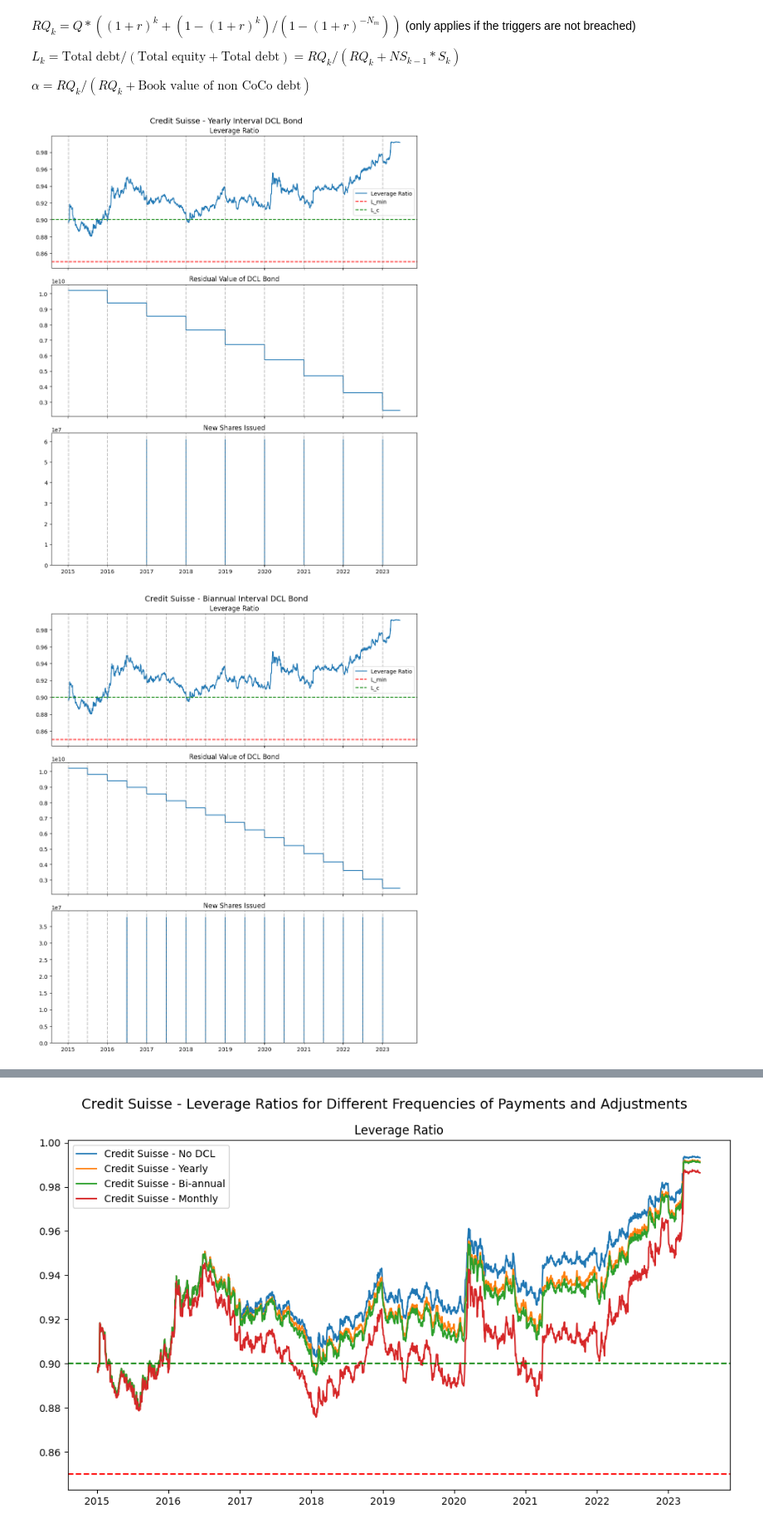
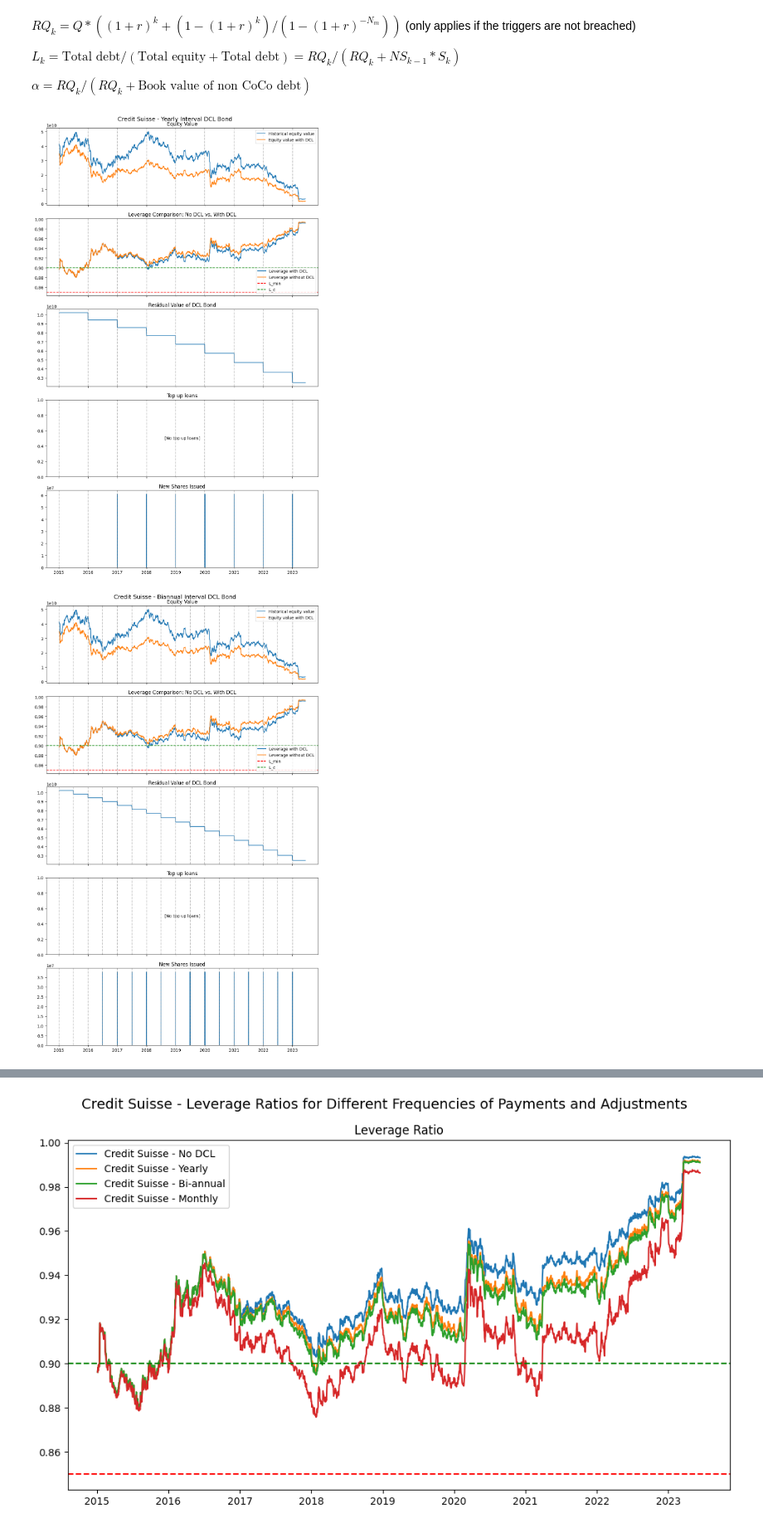
Before and after one commit to steinarb1234/DCL_coco_bond, a Jupyter notebook: main.ipynb, the cells around one changed output, grey strips where cells are left out. Shown at 83% size. Cells and saved outputs as stored; diff of their text form; code cells hidden in the pictures.

```diff
--- a/main.ipynb
+++ b/main.ipynb
@@ -407,26 +403,34 @@ $L_k = \text{Total debt} / (\text{Total equity} + \text{Total debt}) = RQ_k / (R
 
 $\alpha = RQ_k / (RQ_k + \text{Book value of non CoCo debt})$
 # %%
-# ================================================================
-#                        Plot the results
-# ================================================================
+# ------------------------ Plot the results -------------------------
 
 def plot_results(no_dcl_bond: DCL_Bond, dcl_bond: DCL_Bond, title: str) -> None:
     """
     Plot the results.
     """
 
-    fig, ax = plt.subplots(3, 1, sharex=True, figsize=(10,12))
+    fig, ax = plt.subplots(5, 1, sharex=True, figsize=(10,16))
     fig.suptitle(title, fontsize=14)
     i = 0
 
-    # ------------------------------------------------------------------
-    # 1) Stock price
-    # ------------------------------------------------------------------
-    # ax[0].plot(df.index, df['Close'], label='Close')
+    # # ------------------------------------------------------------------
+    # # 1) Stock price
+    # # ------------------------------------------------------------------
+    # ax[0].plot(dcl_bond.dcl_data.index, dcl_bond.dcl_data['Close'], label='Close')
     # ax[0].set_title('Stock Price')
     # ax[0].legend(loc='best')
     # i += 1
+
+    # ------------------------------------------------------------------
+    # Equity value
+    # ------------------------------------------------------------------
+    # TODO: Veriffy that Company Market Capitalization is correct, it seems to give a larger value than the close * shares outstanding, even at the starting date
+    ax[i].plot(dcl_bond.dcl_data.index, dcl_bond.dcl_data['Company Market Capitalization'], label='Historical equity value')
+    ax[i].plot(dcl_bond.results.index, dcl_bond.results['Close']*dcl_bond.results['Shares outstanding'], label='Equity value with DCL')
+    ax[i].set_title('Equity Value')
+    ax[i].legend(loc='best')
+    i += 1
 
     # TODO: Add shares outstanding plot
     # ax[1].plot(df.index, df['Shares outstanding'], label='Shares outstanding')
@@ -435,12 +439,16 @@ def plot_results(no_dcl_bond: DCL_Bond, dcl_bond: DCL_Bond, title: str) -> None:
     # ------------------------------------------------------------------
     # 2) Leverage ratio
     # ------------------------------------------------------------------
-    ax[i].plot(dcl_bond.results.index, dcl_bond.results['Leverage ratio'], label='Leverage Ratio')
+
+    ax[i].plot(dcl_bond.results.index, dcl_bond.results['Leverage ratio'], label='Leverage with DCL')
+    ax[i].plot(no_dcl_bond.results.index, no_dcl_bond.results['Leverage ratio'], label='Leverage without DCL')
     if dcl_bond.L_min != 0:
         ax[i].axhline(y=dcl_bond.L_min, linestyle='--', label='L_min', color='red')
     if dcl_bond.L_c != 1:
         ax[i].axhline(y=dcl_bond.L_c,   linestyle='--', label='L_c',   color='green')
-    ax[i].set_title('Leverage Ratio')
+    # ax[i].set_ylim(dcl_bond.L_min - 0.01, 1)
+    # ax[i].set_ylim(0.875, 1)
+    ax[i].set_title('Leverage Comparison: No DCL vs. With DCL')
     ax[i].legend(loc='best')
     i += 1
 
@@ -458,47 +466,47 @@ def plot_results(no_dcl_bond: DCL_Bond, dcl_bond: DCL_Bond, title: str) -> None:
     # ------------------------------------------------------------------
     # 4) New Debt Issued
     # ------------------------------------------------------------------
-    # if dcl_bond.results['Top up loan'].sum() > 0:
-    #     ax[i].bar(dcl_bond.results.index, dcl_bond.results['Top up loan'], label='Top up loan', width=8)
-    #     ax[i].set_title('Top up loan')
-    #     # ax[i].legend(loc='best')
-    # else:
-    #     ax[i].text(0.5, 0.5, 'No top up loans', ha='center', va='center', transform=ax[i].transAxes)
-    # i += 1
+    if dcl_bond.results['Top up loan'].sum() > 0:
+        ax[i].bar(dcl_bond.results.index, dcl_bond.results['Top up loan'], label='Top up loan', width=10)
+    else:
+        ax[i].text(0.5, 0.5, '[No top up loans]', ha='center', va='center', transform=ax[i].transAxes)
+    ax[i].set_title('Top up loans')
+    i += 1
 
     # ------------------------------------------------------------------
     # 5) New Shares Issued
     # ------------------------------------------------------------------
     if dcl_bond.results['New shares issued'].sum() > 0:
-        ax[i].bar(dcl_bond.results.index, dcl_bond.results['New shares issued'], label='New Shares Issued', width=8)
-        ax[i].set_title('New Shares Issued')
+        ax[i].bar(dcl_bond.results.index, dcl_bond.results['New shares issued'], label='New Shares Issued', width=10)
     else:
         ax[i].text(0.5, 0.5, 'No new shares issued', ha='center', va='center', transform=ax[i].transAxes)
+    ax[i].set_title('New Shares Issued')
     i += 1
 
     # ------------------------------------------------------------------
     # Add vertical lines at the start of each period k
     # ------------------------------------------------------------------
     if dcl_bond.freq <= 52: # Clearer to not have vertical lines for daily intervals
         for k_val in dcl_bond.results['k'].unique():
             # For that k_val, find the first time index (i.e., the earliest date)
             # in the DataFrame where k == k_val
             first_date_k = dcl_bond.results[dcl_bond.results['k'] == k_val].index[0]
 
             # You can choose on which subplot(s) you want the lines.
             # If you want the line in all subplots, iterate over `ax`.
             # If you want it only in the last subplot, do just ax[2].axvline(...).
             for axis in ax:
                 axis.axvline(first_date_k, color='gray', linestyle='--', alpha=0.5)
 
     plt.tight_layout()
     plt.savefig(f"images/{title}.png")
     plt.show()
 
+
 plot_results(cs_no_dcl, cs_dcl_yearly, title="Credit Suisse - Yearly Interval DCL Bond")
 plot_results(cs_no_dcl, cs_dcl_biannual, title="Credit Suisse - Biannual Interval DCL Bond")
 plot_results(cs_no_dcl, cs_dcl_monthly, title="Credit Suisse - Monthly Interval DCL Bond")
 plot_results(cs_no_dcl, cs_dcl_daily, title="Credit Suisse - Daily Interval DCL Bond")
 # %% [output]
-[figure, old version]
+[figure, new version]
-[figure, old version]
+[figure, new version]
```
Also changed, not shown: parts of 11 cells of this notebook, 26 other files.
